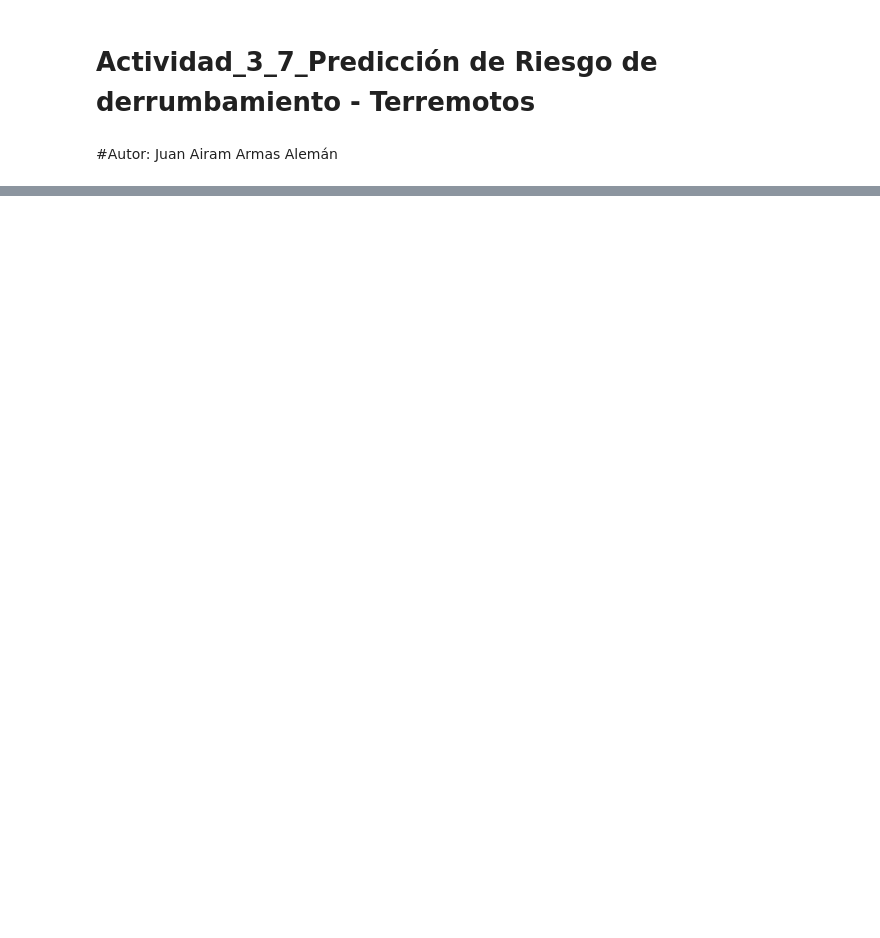
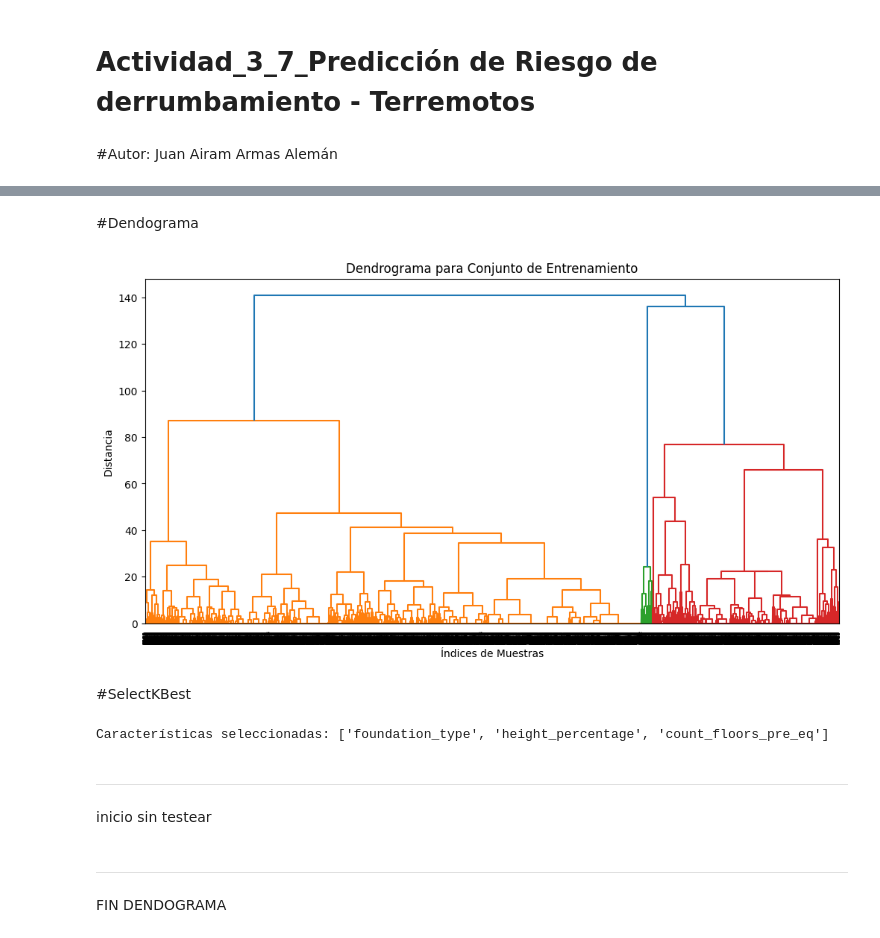
Before and after one commit to JuanArmas/BigDataSNS, a Jupyter notebook: Actividad_3_7_Terremotos_Juan_Armas.ipynb, the cells around one changed output, grey strips where cells are left out. Cells and saved outputs as stored; diff of their text form; code cells hidden in the pictures; blank space fills up the shorter version.

```diff
--- a/Actividad_3_7_Terremotos_Juan_Armas.ipynb
+++ b/Actividad_3_7_Terremotos_Juan_Armas.ipynb
@@ -80,0 +157,7 @@ train_values_df.head()
+# %%
+# Combina las características codificadas y escaladas para el conjunto de entrenamiento
+X_train_combined = np.hstack((X_train_encoded, X_train_scaled))
+# Combina las características codificadas y escaladas para el conjunto de validación
+X_val_combined = np.hstack((X_val_encoded, X_val_scaled))
+# Combina las características codificadas y escaladas para el conjunto de prueba
+X_test_combined = np.hstack((X_test_encoded, X_test_scaled))
@@ -80,0 +187,17 @@ train_values_df.head()
+# %% [markdown]
+#Dendograma
+# %%
+# Calcula la matriz de enlace con los datos reducidos por PCA
+Z = linkage(X_train_sampled, method='ward')
+
+# Crea el dendrograma
+plt.figure(figsize=(12, 6))
+plt.title('Dendrograma para Conjunto de Entrenamiento')
+plt.xlabel('Índices de Muestras')
+plt.ylabel('Distancia')
+dendrogram(Z)
+plt.show()
+# %% [output]
+[figure, added]
+# %% [markdown]
+#SelectKBest
@@ -80,0 +208,26 @@ train_values_df.head()
+# %%
+# Inicializa SelectKBest con f_classif como función de puntuación y k=4
+selector = SelectKBest(f_classif, k=3)
+
+# Ajusta el selector con los datos de entrenamiento escalados y las etiquetas de entrenamiento
+selector.fit(X_train_combined, y_train)
+
+# Obtén las características seleccionadas
+selected_indices = selector.get_support(indices=True)
+selected_features = [X_train.columns[i] for i in selected_indices]
+
+# Transforma conjuntos de entrenamiento, validación y prueba
+X_train_selected = selector.transform(X_train_combined)
+X_val_selected = selector.transform(X_val_combined)
+X_test_selected = selector.transform(X_test_combined)
+
+# Imprime las características seleccionadas
+print("Características seleccionadas:", selected_features)
+# %% [output]
+Características seleccionadas: ['foundation_type', 'height_percentage', 'count_floors_pre_eq']
+# %% [markdown]
+----------
+inicio sin testear
+# %% [markdown]
+---------
+FIN DENDOGRAMA
```
Also changed, not shown: parts of 35 cells of this notebook.
